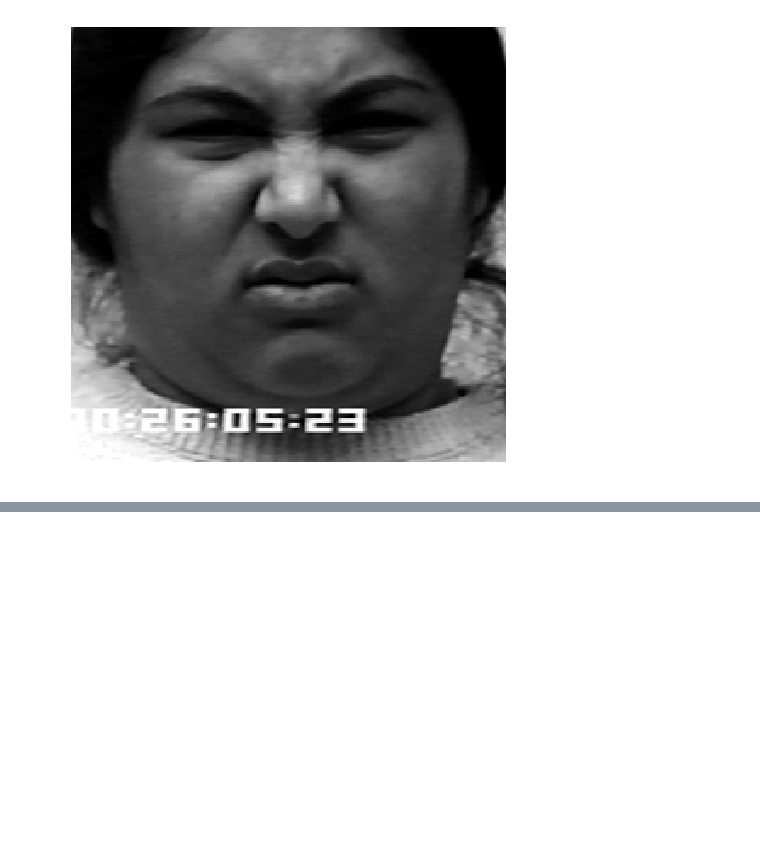
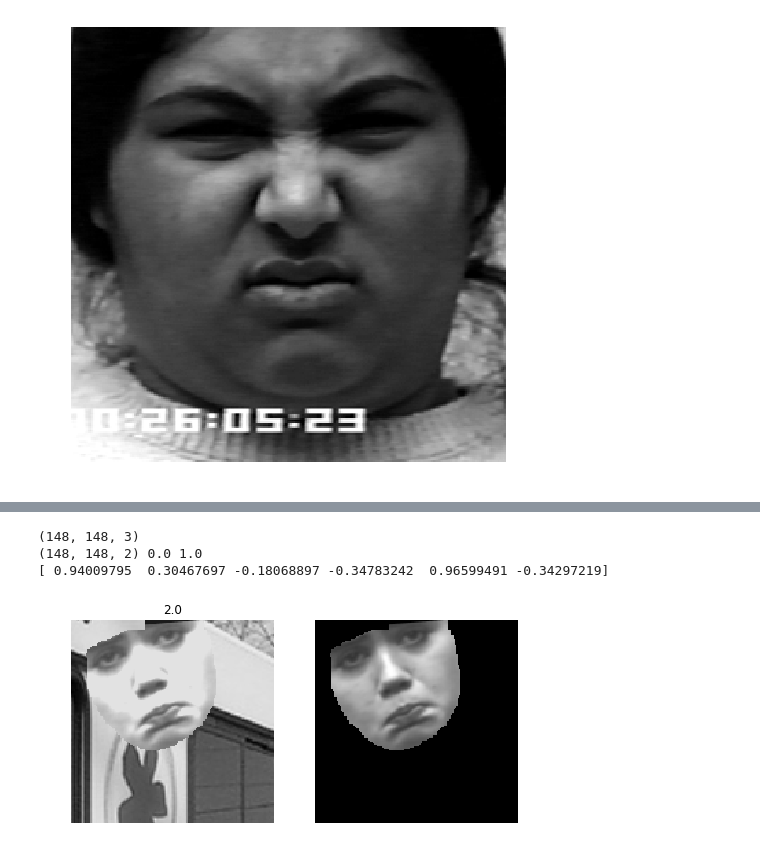
Before and after one commit to pedrodiamel/ferattention, a Jupyter notebook: books/data_analysis_fer.ipynb, the cells around one changed output, grey strips where cells are left out. Drawn from its saved outputs; the diff is of its cells as text; code cells hidden in the pictures; blank space fills up the shorter version.

```diff
--- a/books/data_analysis_fer.ipynb
+++ b/books/data_analysis_fer.ipynb
@@ -187,0 +215,29 @@ plt.show()
+# %%
+image_org, image, mask, meta = dataset[ 5 ]
+label = meta[0]
+theta = meta[1:]
+#x_org, x_img, y_mask, y_lab
+
+# print(idx)
+print(image.shape)
+print(mask.shape, mask.min(), mask.max() )
+print(theta)
+
+
+mask = mask[:,:,1]
+
+plt.figure( figsize=(8,8) )
+plt.subplot(121)
+plt.imshow(image)
+plt.title( label )
+plt.axis('off')
+plt.subplot(122)
+plt.imshow(image_org)
+plt.axis('off')
+
+plt.show()
+# %% [output]
+(148, 148, 3)
+(148, 148, 2) 0.0 1.0
+[ 0.94009795  0.30467697 -0.18068897 -0.34783242  0.96599491 -0.34297219]
+[figure, added]
```
Also changed, not shown: parts of 11 cells of this notebook, 14 other files.
